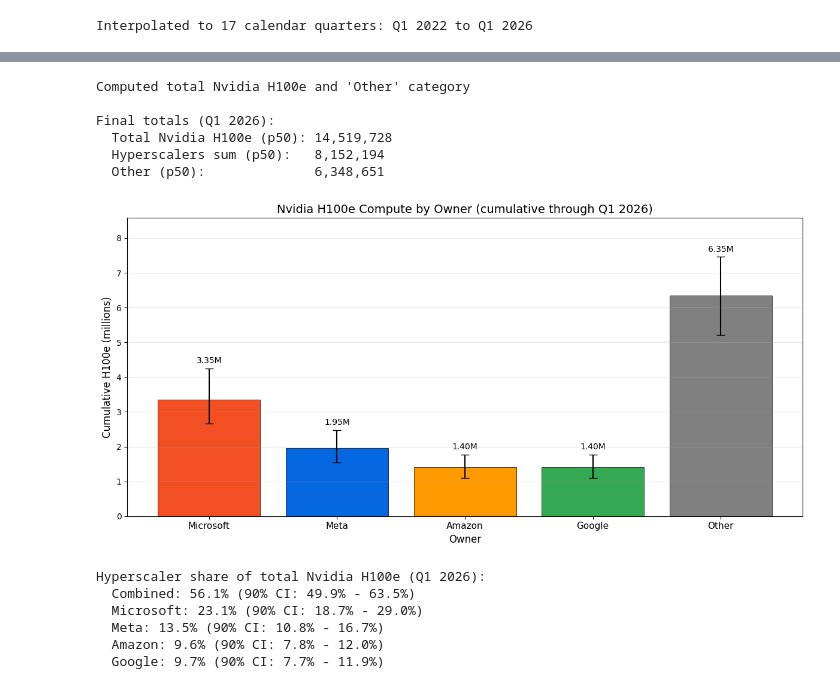
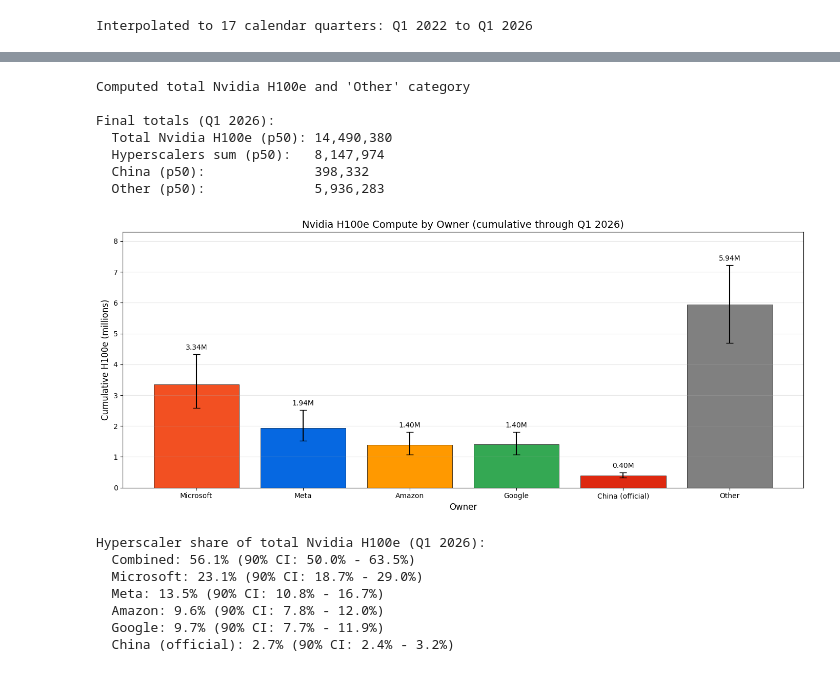
Before and after one commit to epoch-research/ai-chip-counts, a Jupyter notebook: nvidia_owners.ipynb, the cells around one changed output, grey strips where cells are left out. Cells and saved outputs as stored; diff of their text form; code cells hidden in the pictures.

Commit message:
consolidate nvidia notebooks

```diff
--- a/nvidia_owners.ipynb
+++ b/nvidia_owners.ipynb
@@ -362,6 +364,8 @@ total_quarterly_samples = estimate_cumulative_chip_sales(
     sample_shares=sample_shares,
     sample_base_price=sample_base_price,
     get_deflation_factor=get_deflation_factor,
+    price_correlation = PRICE_CORRELATION,
+    base_price_distributions=BASE_PRICES,
     sample_revenue_uncertainty=lambda: HARDWARE_SHARE @ 1,
     n_samples=N_SAMPLES,
 )
@@ -690,6 +742,12 @@ for company in HYPERSCALERS:
     # Then compute running totals from calendar quarters
     hyperscaler_calendar_running[company] = compute_running_totals(calendar_quarterly)
 
+# Interpolate China to calendar quarters
+china_calendar_quarterly = interpolate_samples_to_calendar_quarters(
+    china_results[CHINA_OWNER], quarter_dates
+)
+china_calendar_running = compute_running_totals(china_calendar_quarterly)
+
 CALENDAR_QUARTERS = list(hyperscaler_calendar_running[HYPERSCALERS[0]].keys())
 print(f"Interpolated to {len(CALENDAR_QUARTERS)} calendar quarters: {CALENDAR_QUARTERS[0]} to {CALENDAR_QUARTERS[-1]}")
 # %% [output]
@@ -726,5 +784,8 @@ for company in HYPERSCALERS:
         hyperscaler_calendar_running[company], CHIP_SPECS, H100_TOPS
     )
 
-print("Computed H100e equivalents for each hyperscaler by calendar quarter.")
+# Compute H100e for China
+china_h100e = compute_h100e_samples(china_calendar_running, CHIP_SPECS, H100_TOPS)
+
+print("Computed H100e equivalents for each hyperscaler and China by calendar quarter.")
 # %% [output]
@@ -843,7 +928,7 @@ Created DataFrame with 68 rows
 # ==============================================
 
 # Reuse total_quarterly_samples from earlier (same underlying chip count samples
-# that were allocated to hyperscalers, so "Other" = Total - hyperscalers is exact)
+# that were allocated to hyperscalers, so "Other" = Total - hyperscalers - China is exact)
 
 # Interpolate to calendar quarters and compute running totals
 total_calendar_quarterly = interpolate_samples_to_calendar_quarters(total_quarterly_samples, quarter_dates)
@@ -852,24 +937,26 @@ total_calendar_running = compute_running_totals(total_calendar_quarterly)
 # Compute total H100e
 total_h100e = compute_h100e_samples(total_calendar_running, CHIP_SPECS, H100_TOPS)
 
-# Compute "Other" = Total - sum(hyperscalers)
+# Compute "Other" = Total - sum(hyperscalers) - China
 other_h100e = {}
 for cq in CALENDAR_QUARTERS:
     hyperscaler_sum = sum(hyperscaler_h100e[company][cq] for company in HYPERSCALERS)
-    other_h100e[cq] = total_h100e[cq] - hyperscaler_sum
+    other_h100e[cq] = total_h100e[cq] - hyperscaler_sum - china_h100e[cq]
 
 print("Computed total Nvidia H100e and 'Other' category")
 print(f"\nFinal totals ({CALENDAR_QUARTERS[-1]}):")
 print(f"  Total Nvidia H100e (p50): {int(np.percentile(total_h100e[CALENDAR_QUARTERS[-1]], 50)):,}")
 print(f"  Hyperscalers sum (p50):   {int(np.percentile(sum(hyperscaler_h100e[c][CALENDAR_QUARTERS[-1]] for c in HYPERSCALERS), 50)):,}")
+print(f"  China (p50):              {int(np.percentile(china_h100e[CALENDAR_QUARTERS[-1]], 50)):,}")
 print(f"  Other (p50):              {int(np.percentile(other_h100e[CALENDAR_QUARTERS[-1]], 50)):,}")
 # %% [output]
 Computed total Nvidia H100e and 'Other' category
 
 Final totals (Q1 2026):
-  Total Nvidia H100e (p50): 14,519,728
-  Hyperscalers sum (p50):   8,152,194
-  Other (p50):              6,348,651
+  Total Nvidia H100e (p50): 14,490,380
+  Hyperscalers sum (p50):   8,147,974
+  China (p50):              398,332
+  Other (p50):              5,936,283
 # %%
 # ==============================================
 # BAR CHART: H100e BY OWNER (with error bars)
@@ -881,7 +968,7 @@ import matplotlib.pyplot as plt
 final_cq = CALENDAR_QUARTERS[-1]
 
 # Gather data for each category
-categories = HYPERSCALERS + ['Other']
+categories = HYPERSCALERS + [CHINA_OWNER, 'Other']
 medians = []
 errors_low = []
 errors_high = []
@@ -889,6 +976,8 @@ errors_high = []
 for cat in categories:
     if cat == 'Other':
         samples = other_h100e[final_cq]
+    elif cat == CHINA_OWNER:
+        samples = china_h100e[final_cq]
     else:
         samples = hyperscaler_h100e[cat][final_cq]
 
@@ -901,12 +990,13 @@ for cat in categories:
     errors_high.append(p95 - p50)
 
 # Create bar chart
-fig, ax = plt.subplots(figsize=(12, 6))
+fig, ax = plt.subplots(figsize=(14, 6))
 
 x = np.arange(len(categories))
 COMPANY_COLORS = {
     'Microsoft': '#F25022', 'Meta': '#0668E1', 'Amazon': '#FF9900',
-    'Google': '#34A853', 'Oracle': '#C74634', 'Other': '#808080',
+    'Google': '#34A853', 'Oracle': '#C74634', CHINA_OWNER: '#DE2910',
+    'Other': '#808080',
 }
 colors = [COMPANY_COLORS.get(c, '#808080') for c in categories]
 
@@ -916,42 +1006,52 @@ bars = ax.bar(x, np.array(medians) / 1e6,
 
 ax.set_xlabel('Owner', fontsize=12)
 ax.set_ylabel('Cumulative H100e (millions)', fontsize=12)
 ax.set_title(f'Nvidia H100e Compute by Owner (cumulative through {final_cq})', fontsize=14)
 ax.set_xticks(x)
-# Shorten 'Alphabet (Google)' to 'Alphabet' for display
-ax.set_xticklabels([c.split(' (')[0] for c in categories], fontsize=11)
+display_labels = []
+for c in categories:
+    if c == CHINA_OWNER:
+        display_labels.append('China (official)')
+    else:
+        display_labels.append(c.split(' (')[0])
+ax.set_xticklabels(display_labels, fontsize=10)
 
 # Add value labels on bars
 for i, (bar, med) in enumerate(zip(bars, medians)):
     ax.text(bar.get_x() + bar.get_width()/2, bar.get_height() + errors_high[i]/1e6 + 0.1,
             f'{med/1e6:.2f}M', ha='center', va='bottom', fontsize=10)
 
 ax.set_ylim(0, max(np.array(medians) / 1e6 + np.array(errors_high) / 1e6) * 1.15)
 ax.grid(axis='y', alpha=0.3)
 
 plt.tight_layout()
 plt.show()
 
 # Hyperscaler share of total estimated Nvidia H100e
 total_samples = total_h100e[final_cq]
 hyperscaler_sum = sum(hyperscaler_h100e[c][final_cq] for c in HYPERSCALERS)
 hyperscaler_share = hyperscaler_sum / total_samples
 
 print(f"\nHyperscaler share of total Nvidia H100e ({final_cq}):")
 p5, p50, p95 = [np.percentile(hyperscaler_share, p) * 100 for p in [5, 50, 95]]
 print(f"  Combined: {p50:.1f}% (90% CI: {p5:.1f}% - {p95:.1f}%)")
 for company in HYPERSCALERS:
     company_share = hyperscaler_h100e[company][final_cq] / total_samples
     p5, p50, p95 = [np.percentile(company_share, p) * 100 for p in [5, 50, 95]]
     print(f"  {company}: {p50:.1f}% (90% CI: {p5:.1f}% - {p95:.1f}%)")
+
+china_share = china_h100e[final_cq] / total_samples
+p5, p50, p95 = [np.percentile(china_share, p) * 100 for p in [5, 50, 95]]
+print(f"  {CHINA_OWNER}: {p50:.1f}% (90% CI: {p5:.1f}% - {p95:.1f}%)")
 # %% [output]
-[figure, old version]
+[figure, new version]
 Hyperscaler share of total Nvidia H100e (Q1 2026):
-  Combined: 56.1% (90% CI: 49.9% - 63.5%)
+  Combined: 56.1% (90% CI: 50.0% - 63.5%)
   Microsoft: 23.1% (90% CI: 18.7% - 29.0%)
   Meta: 13.5% (90% CI: 10.8% - 16.7%)
   Amazon: 9.6% (90% CI: 7.8% - 12.0%)
   Google: 9.7% (90% CI: 7.7% - 11.9%)
+  China (official): 2.7% (90% CI: 2.4% - 3.2%)
 # %%
 # ==============================================
 # EXPORT TO CSV
```
Also changed, not shown: parts of 9 cells of this notebook, 48 other files.
